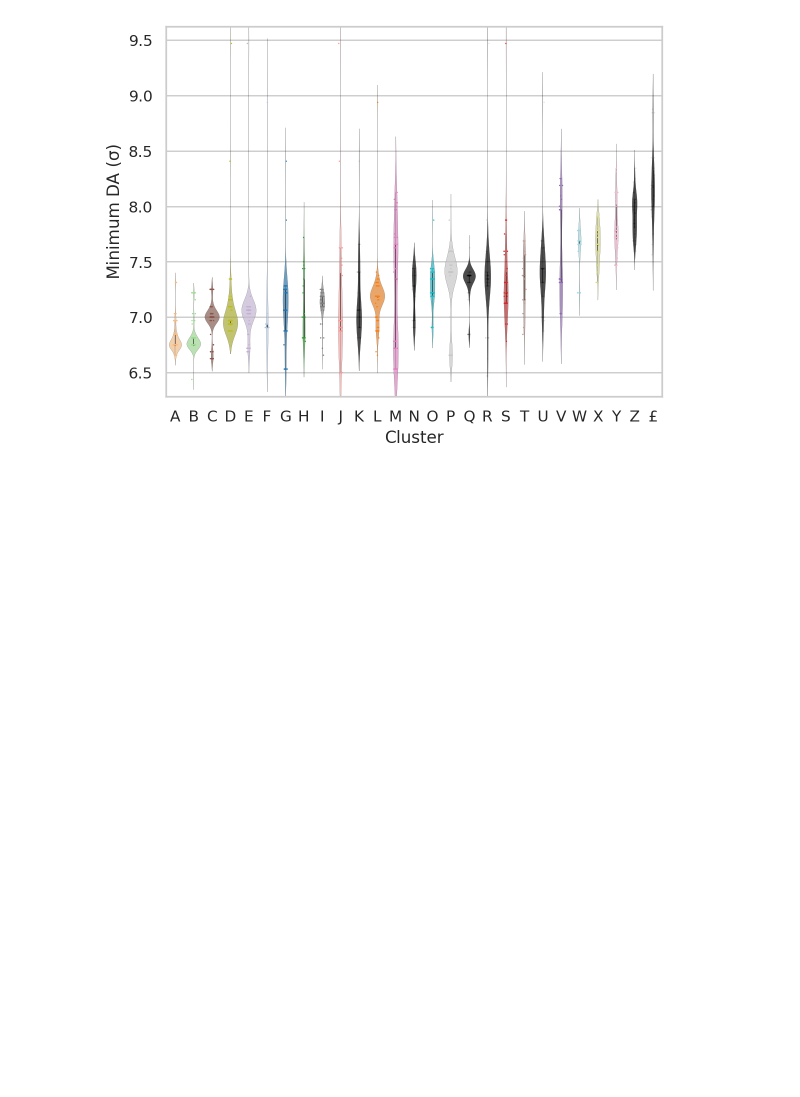
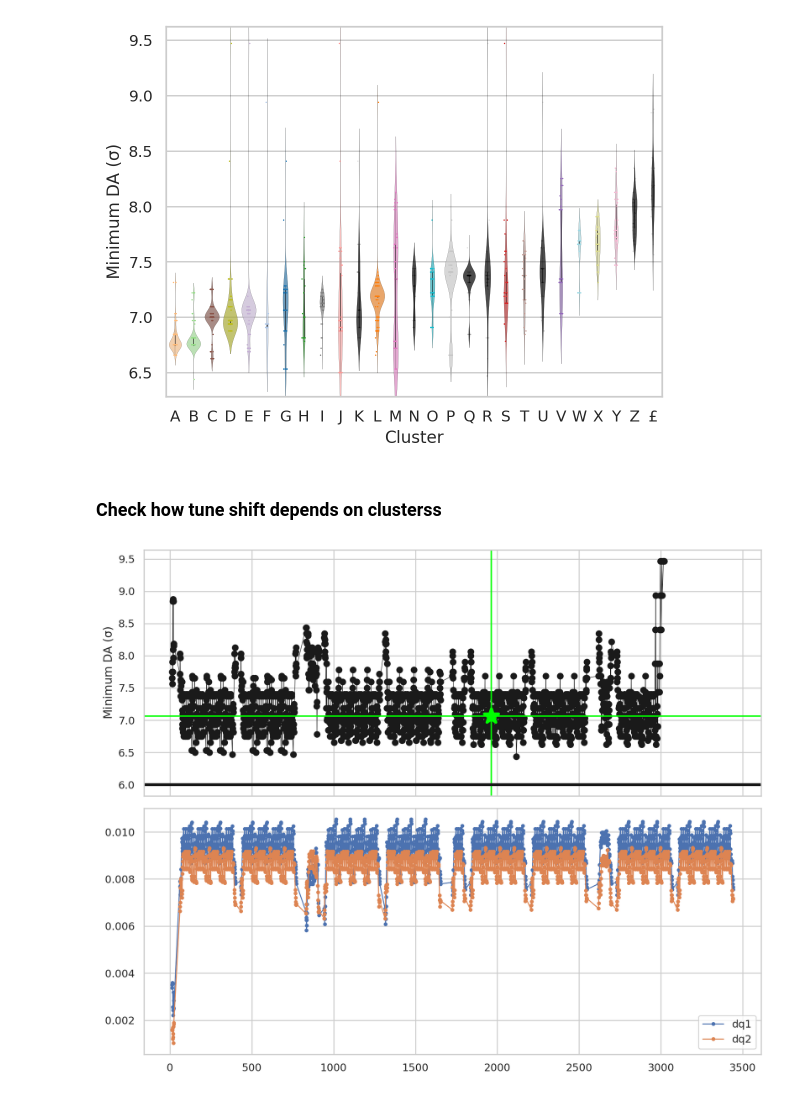
Before and after one commit to ColasDroin/DA_study, a Jupyter notebook: master_study/analysis/clustering_filling_schemes.ipynb, the cells around one changed output. Cells and saved outputs as stored; diff of their text form; code cells hidden in the pictures; blank space fills up the shorter version.

```diff
--- a/master_study/analysis/clustering_filling_schemes.ipynb
+++ b/master_study/analysis/clustering_filling_schemes.ipynb
@@ -515,3 +515,26 @@ plt.ylabel(r"Minimum DA $\rm (\sigma)$")
 plt.show()
 # %% [output]
 [figure]
+# %% [markdown]
+### Check how tune shift depends on clusterss
+# %%
+fig, ax = plt.subplots(nrows=2, sharex=True, figsize=(10, 8))
+df = pd.read_parquet("daEOL_opt_flathv_75_1500_withBB_chroma5_filling.parquet")
+df.sort_values(by="bunch_nb", inplace=True)
+plt.sca(ax[0])
+plt.plot(df["bunch_nb"].values, df["normalized amplitude in xy-plane"].values, linestyle='-', lw=0.5, marker='o', ms=6, c='k')
+plt.scatter(1963, df[df["bunch_nb"] == 1963]["normalized amplitude in xy-plane"].values[0], marker='*', s=250, c='lime', linewidths=3, zorder=10)
+plt.axhline(df[df["bunch_nb"] == 1963]["normalized amplitude in xy-plane"].values[0], c='lime')
+plt.axvline(1963, c='lime')
+plt.axhline(6, c='k', lw=3)
+plt.ylabel(r"Minimum DA $\rm (\sigma)$")
+plt.sca(ax[1])
+df = pd.read_parquet("dq.parquet")
+plt.plot(df['bunch_nb'], df['q1'], label="dq1", linestyle='-', lw=1, marker='o', markersize=3)
+plt.plot(df['bunch_nb'], df['q2'], label="dq2", linestyle='-', lw=1, marker='o', markersize=3)
+plt.legend()
+#plt.xlim(1500, 2800)
+fig.tight_layout()
+plt.show()
+# %% [output]
+[figure, added]
```
Also changed, not shown: parts of 1 cell of this notebook, 3 other files.
